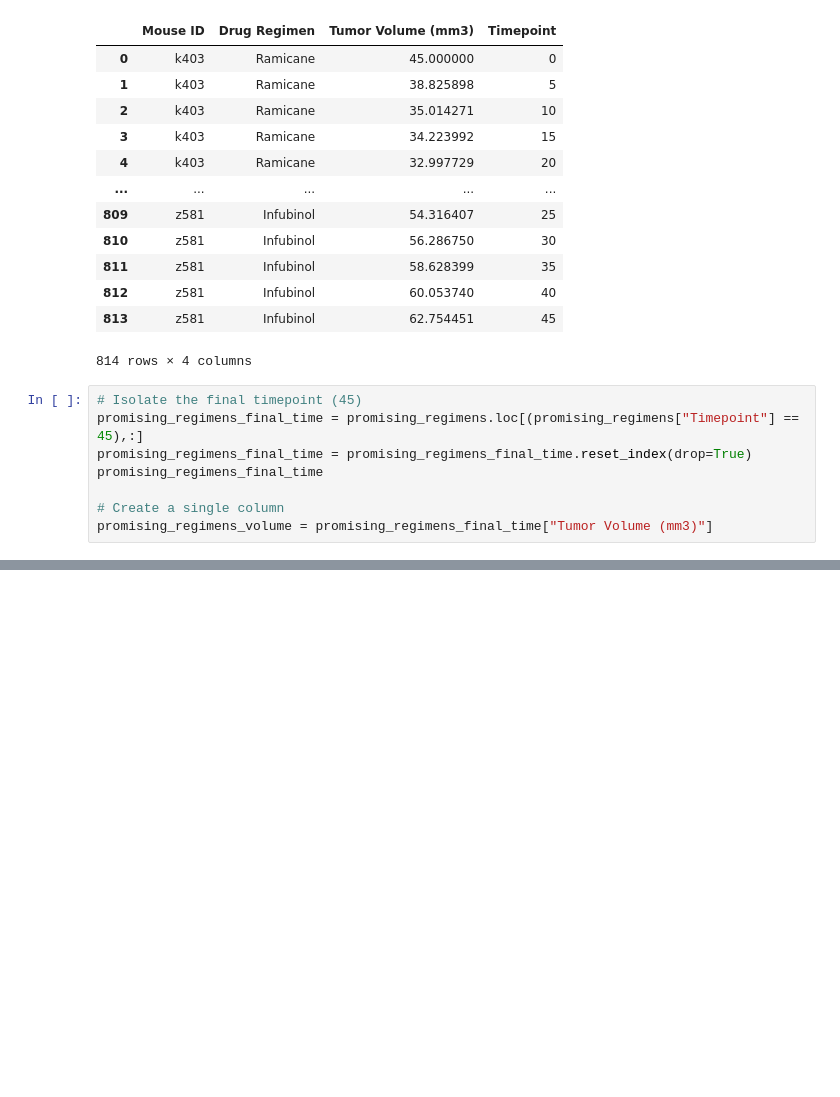
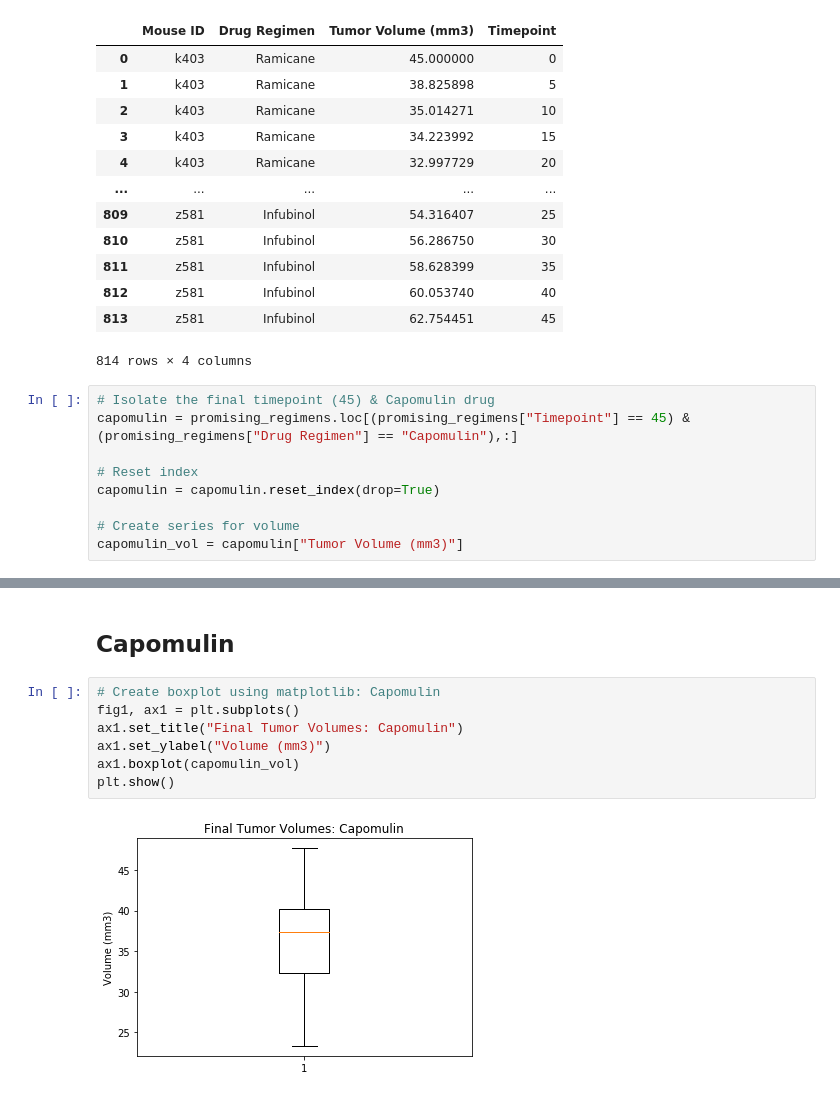
Before and after one commit to juliabrunett/matplotlib-challenge, a Jupyter notebook: Pymaceuticals/pymaceuticals.ipynb, the cells around one changed output, grey strips where cells are left out. Cells and saved outputs as stored; diff of their text form; blank space fills up the shorter version.

Commit message:
Worked on box and whisker plots

```diff
--- a/Pymaceuticals/pymaceuticals.ipynb
+++ b/Pymaceuticals/pymaceuticals.ipynb
@@ -335,10 +340,11 @@ promising_regimens
 | 813 | z581 | Infubinol | 62.754451 | 45 |
 814 rows × 4 columns
 # %%
-# Isolate the final timepoint (45)
-promising_regimens_final_time = promising_regimens.loc[(promising_regimens["Timepoint"] == 45),:]
-promising_regimens_final_time = promising_regimens_final_time.reset_index(drop=True)
-promising_regimens_final_time
+# Isolate the final timepoint (45) & Capomulin drug
+capomulin = promising_regimens.loc[(promising_regimens["Timepoint"] == 45) & (promising_regimens["Drug Regimen"] == "Capomulin"),:]
 
-# Create a single column
-promising_regimens_volume = promising_regimens_final_time["Tumor Volume (mm3)"]
+# Reset index
+capomulin = capomulin.reset_index(drop=True)
+
+# Create series for volume
+capomulin_vol = capomulin["Tumor Volume (mm3)"]
@@ -364,0 +407,11 @@ iqr = upperq-lowerq
+# %% [markdown]
+## Capomulin
+# %%
+# Create boxplot using matplotlib: Capomulin
+fig1, ax1 = plt.subplots()
+ax1.set_title("Final Tumor Volumes: Capomulin")
+ax1.set_ylabel("Volume (mm3)")
+ax1.boxplot(capomulin_vol)
+plt.show()
+# %% [output]
+[figure, added]
```
Also changed, not shown: parts of 21 cells of this notebook.
